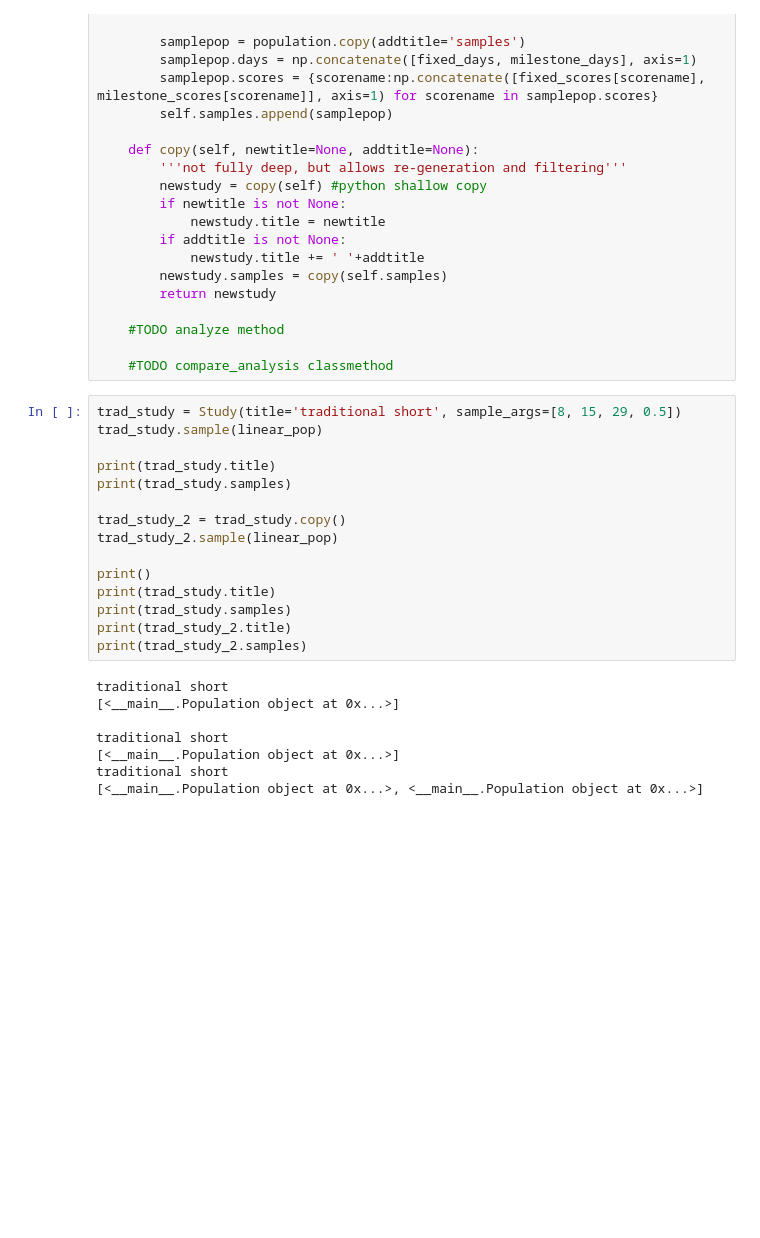
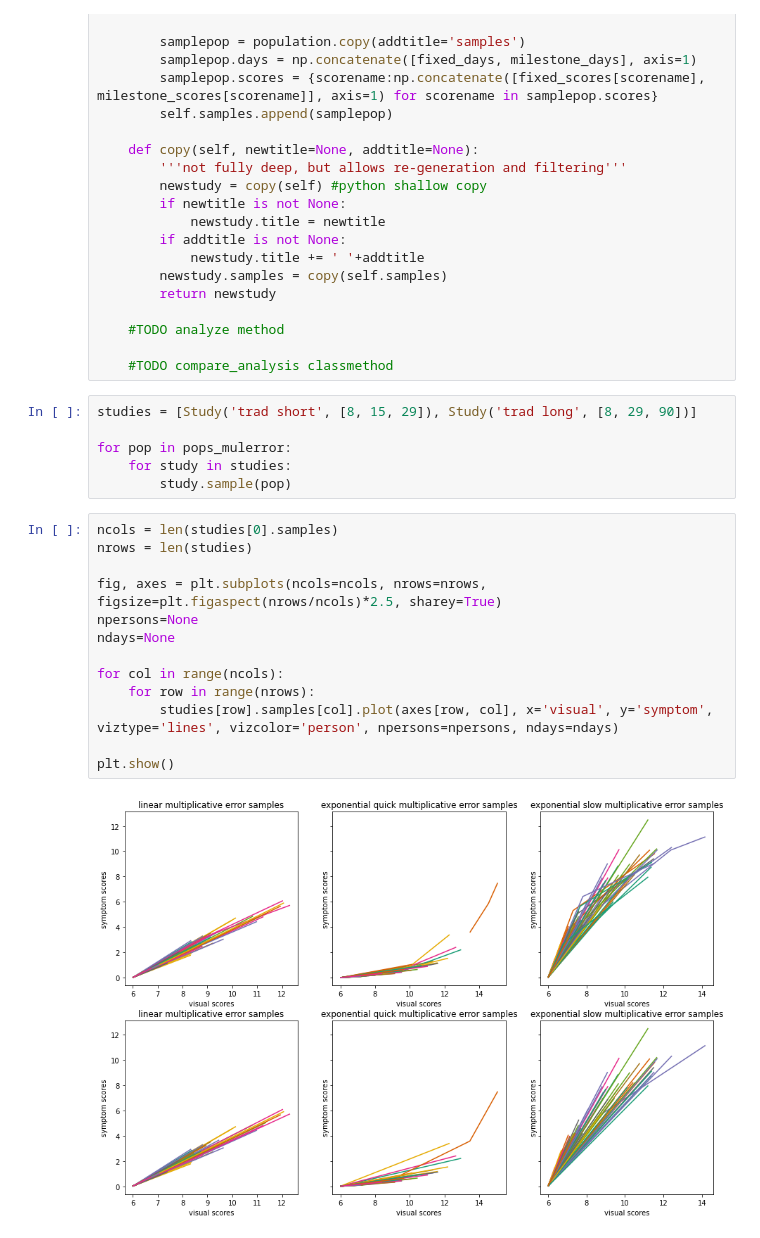
Before and after one commit to ZacharyVernec/smile, a Jupyter notebook: Simulations.ipynb, the cells around one changed output. Cells and saved outputs as stored; diff of their text form; blank space fills up the shorter version.

Commit message:
Plotted 2 trad study types

```diff
--- a/Simulations.ipynb
+++ b/Simulations.ipynb
@@ -499,26 +499,24 @@ class Study:
     #TODO analyze method
 
     #TODO compare_analysis classmethod
-# %%
-trad_study = Study(title='traditional short', sample_args=[8, 15, 29, 0.5])
-trad_study.sample(linear_pop)
-
-print(trad_study.title)
-print(trad_study.samples)
-
-trad_study_2 = trad_study.copy()
-trad_study_2.sample(linear_pop)
-
-print()
-print(trad_study.title)
-print(trad_study.samples)
-print(trad_study_2.title)
-print(trad_study_2.samples)
-# %% [output]
-traditional short
-[<__main__.Population object at 0x...>]
-
-traditional short
-[<__main__.Population object at 0x...>]
-traditional short
-[<__main__.Population object at 0x...>, <__main__.Population object at 0x...>]
+# %%
+studies = [Study('trad short', [8, 15, 29]), Study('trad long', [8, 29, 90])]
+
+for pop in pops_mulerror:
+    for study in studies:
+        study.sample(pop)
+# %%
+ncols = len(studies[0].samples)
+nrows = len(studies)
+
+fig, axes = plt.subplots(ncols=ncols, nrows=nrows, figsize=plt.figaspect(nrows/ncols)*2.5, sharey=True)
+npersons=None
+ndays=None
+
+for col in range(ncols):
+    for row in range(nrows):
+        studies[row].samples[col].plot(axes[row, col], x='visual', y='symptom', viztype='lines', vizcolor='person', npersons=npersons, ndays=ndays)
+
+plt.show()
+# %% [output]
+[figure, added]
```
